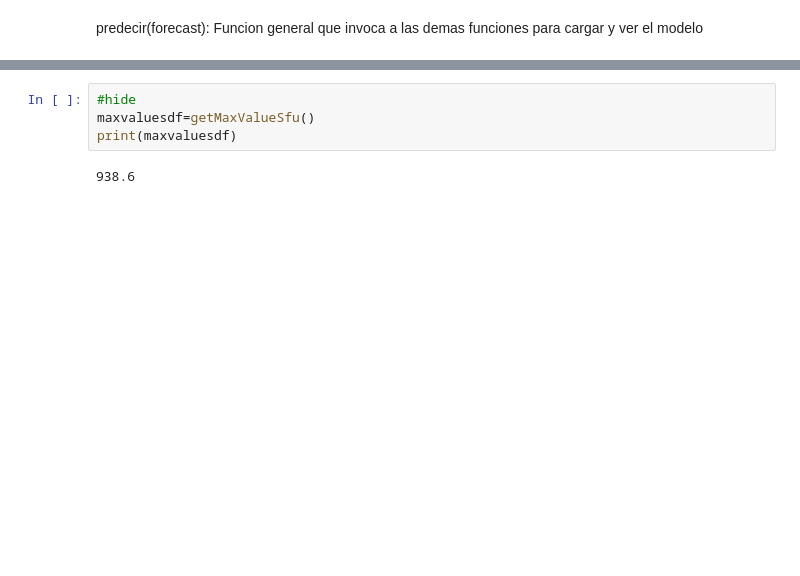
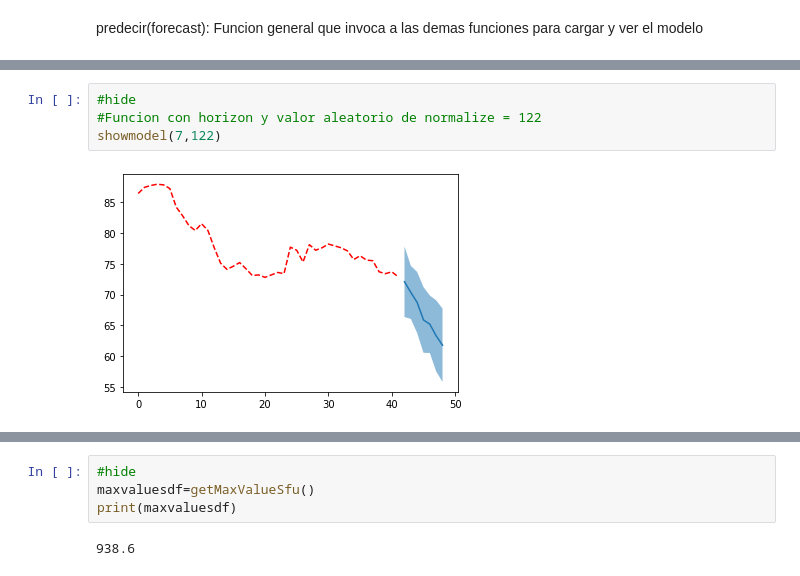
Before and after one commit to Miguel-Antonm/deploy_DL_space_weather_forecast, a Jupyter notebook: nbs/02_load_model.ipynb, the cells around one changed output, grey strips where cells are left out. Drawn from its saved outputs; the diff is of its cells as text; blank space fills up the shorter version.

```diff
--- a/nbs/02_load_model.ipynb
+++ b/nbs/02_load_model.ipynb
@@ -219,0 +278,6 @@ plt.show()"""
+# %%
+#hide
+#Funcion con horizon y valor aleatorio de normalize = 122
+showmodel(7,122)
+# %% [output]
+[figure, added]
```
Also changed, not shown: parts of 28 cells of this notebook, 12 other files.
